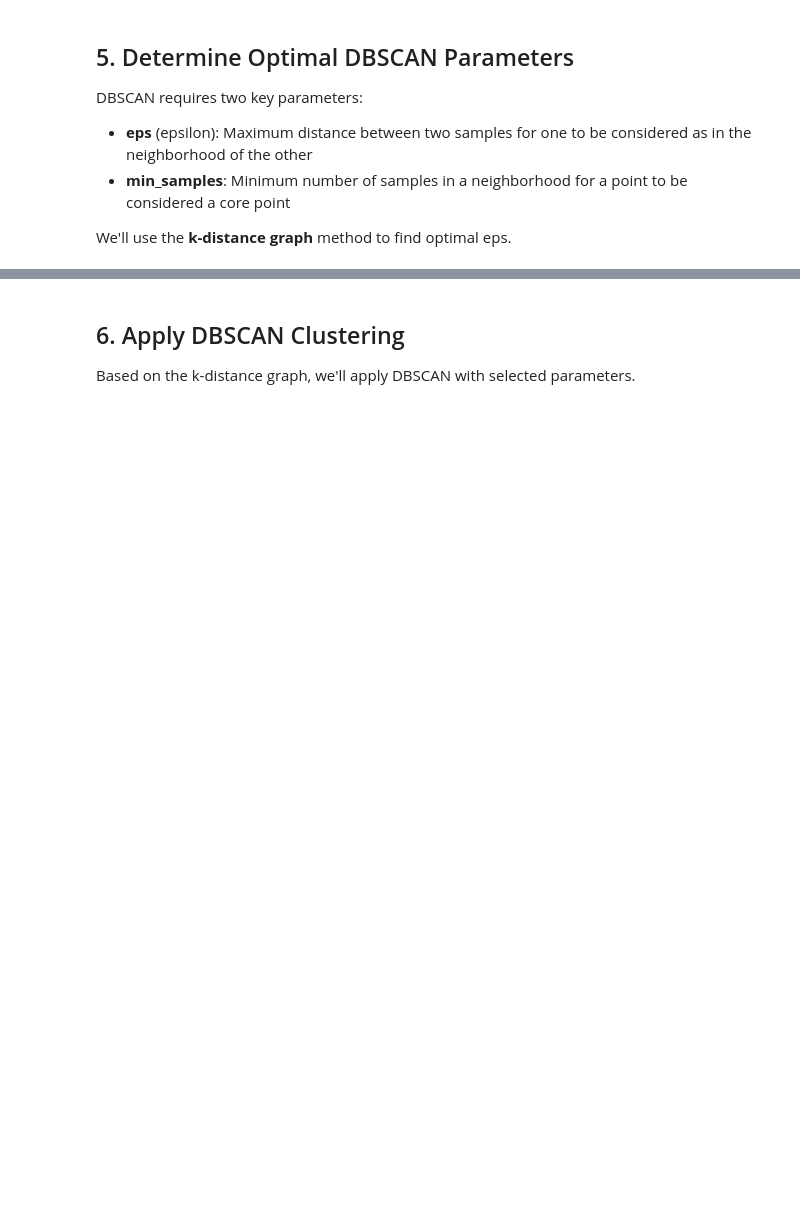
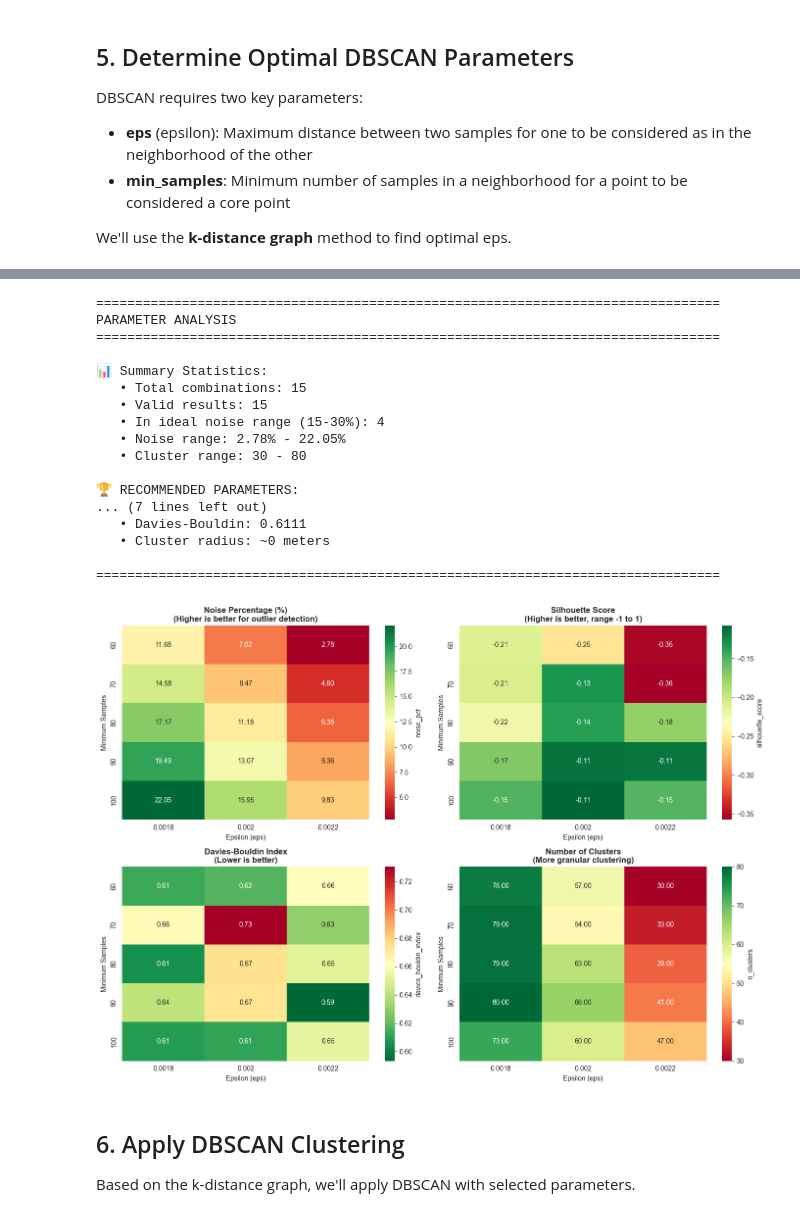
Before and after one commit to rajeevchaurasia-sjsu/sjsf-public-safety-mining, a Jupyter notebook: notebooks/03_spatial_analysis_sf.ipynb, the cells around one changed output, grey strips where cells are left out. Drawn from its saved outputs; the diff is of its cells as text; code cells hidden in the pictures; blank space fills up the shorter version.

```diff
--- a/notebooks/03_spatial_analysis_sf.ipynb
+++ b/notebooks/03_spatial_analysis_sf.ipynb
@@ -195,0 +613,24 @@ Look for the 'elbow' in the graph above to determine optimal eps.
+# %%
+# =============================================================================
+# STAGE 3: ULTRA-FINE PARAMETER TUNING (FOCUSED ON EPS=0.002)
+# =============================================================================
+
+print("\n" + "="*80)
+print("STAGE 3: ULTRA-FINE PARAMETER TUNING")
+print("="*80)
+print("\n🎯 Objective: Fine-tune around eps=0.002 to find sweet spot")
+print("   Target: 15-30% noise with 40-80 clusters\n")
+
+# Define ultra-fine parameter grid
+eps_values_fine = [0.0018, 0.0020, 0.0022]
+min_samples_values_fine = [60, 70, 80, 90, 100]
+
+# Run parameter grid search (using reusable function)
+results_fine_df = run_dbscan_parameter_grid(coords_sample, eps_values_fine, min_samples_values_fine)
+
+# Display results
+print("\n" + "="*80)
+print("ULTRA-FINE TUNING COMPLETE")
+print("="*80)
+print(f"\nAll {len(results_fine_df)} combinations:\n")
+print(results_fine_df.to_string(index=False))
@@ -196,3 +655,28 @@ Look for the 'elbow' in the graph above to determine optimal eps.
+# %%
+# Analyze with target range
+analysis_fine = analyze_parameter_results(results_fine_df, noise_range=(15, 30))
+
+# Visualize parameter sensitivity (optional for ultra-fine grid)
+visualize_parameter_sensitivity(results_fine_df, figsize=(14, 10))
+# %% [output]
+================================================================================
+PARAMETER ANALYSIS
+================================================================================
+
+📊 Summary Statistics:
+   • Total combinations: 15
+   • Valid results: 15
+   • In ideal noise range (15-30%): 4
+   • Noise range: 2.78% - 22.05%
+   • Cluster range: 30 - 80
+
+🏆 RECOMMENDED PARAMETERS:
+... (7 lines left out)
+   • Davies-Bouldin: 0.6111
+   • Cluster radius: ~0 meters
+
+================================================================================
+[figure, added]
 # %% [markdown]
 ## 6. Apply DBSCAN Clustering
 
```
Also changed, not shown: parts of 19 cells of this notebook, 2 other files.
